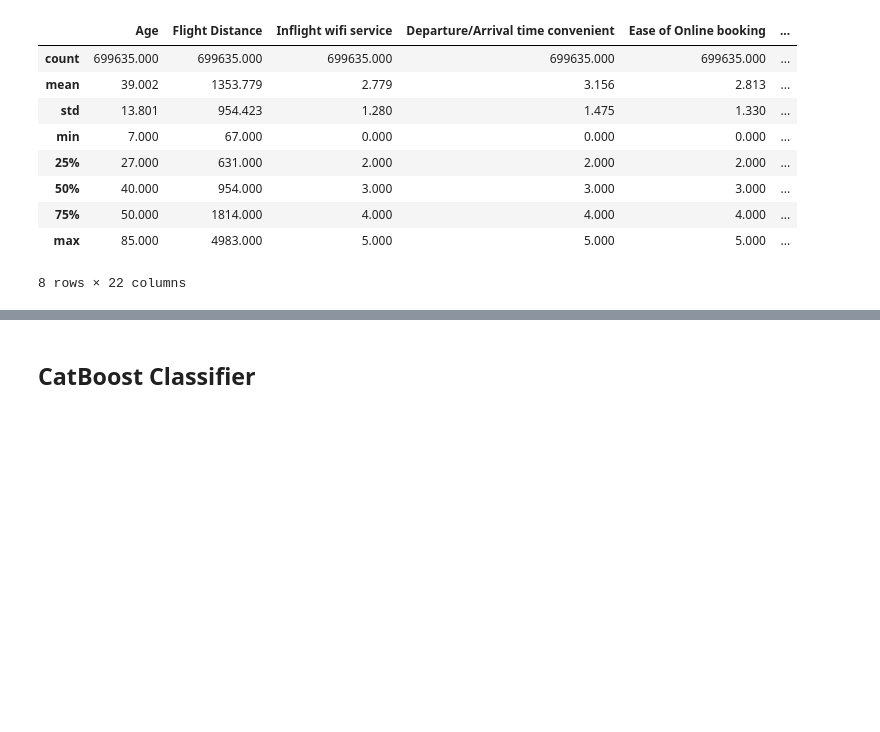
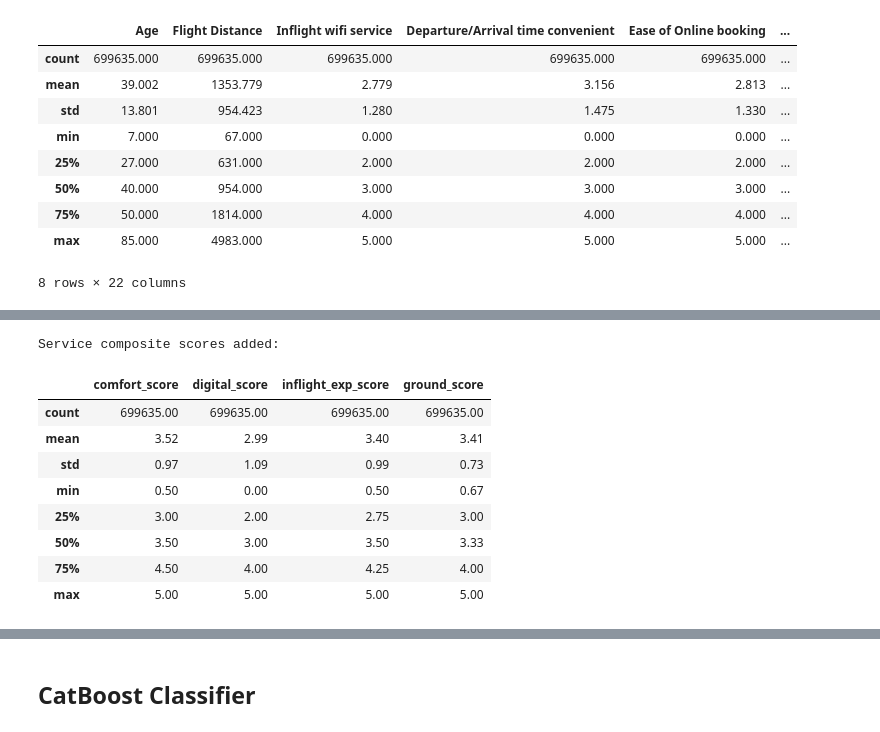
Before and after one commit to Aky29/flight-satisfaction-, a Jupyter notebook: notebook.ipynb, the cells around one changed output, grey strips where cells are left out. Saved outputs shown, nothing was run; the diff lists cells and outputs as text; code cells hidden in the pictures; blank space fills up the shorter version.

```diff
--- a/notebook.ipynb
+++ b/notebook.ipynb
@@ -241,0 +288,25 @@ df_processed.describe().round(3)
+# %%
+# ── Service composite scores ─────────────────────────────────────────────────
+comfort_cols  = ['Seat comfort', 'Leg room service']
+digital_cols  = ['Inflight wifi service', 'Online boarding', 'Ease of Online booking']
+inflight_cols = ['Inflight entertainment', 'Food and drink', 'Cleanliness', 'On-board service']
+ground_cols   = ['Gate location', 'Checkin service', 'Baggage handling']
+
+df_feat['comfort_score']     = df_feat[comfort_cols].mean(axis=1)
+df_feat['digital_score']     = df_feat[digital_cols].mean(axis=1)
+df_feat['inflight_exp_score']= df_feat[inflight_cols].mean(axis=1)
+df_feat['ground_score']      = df_feat[ground_cols].mean(axis=1)
+
+print('Service composite scores added:')
+df_feat[['comfort_score', 'digital_score', 'inflight_exp_score', 'ground_score']].describe().round(2)
+# %% [output]
+Service composite scores added:
+|  | comfort_score | digital_score | inflight_exp_score | ground_score |
+| count | 699635.00 | 699635.00 | 699635.00 | 699635.00 |
+| mean | 3.52 | 2.99 | 3.40 | 3.41 |
+| std | 0.97 | 1.09 | 0.99 | 0.73 |
+| min | 0.50 | 0.00 | 0.50 | 0.67 |
+| 25% | 3.00 | 2.00 | 2.75 | 3.00 |
+| 50% | 3.50 | 3.00 | 3.50 | 3.33 |
+| 75% | 4.50 | 4.00 | 4.25 | 4.00 |
+| max | 5.00 | 5.00 | 5.00 | 5.00 |
```
Also changed, not shown: parts of 8 cells of this notebook, 7 other files.
